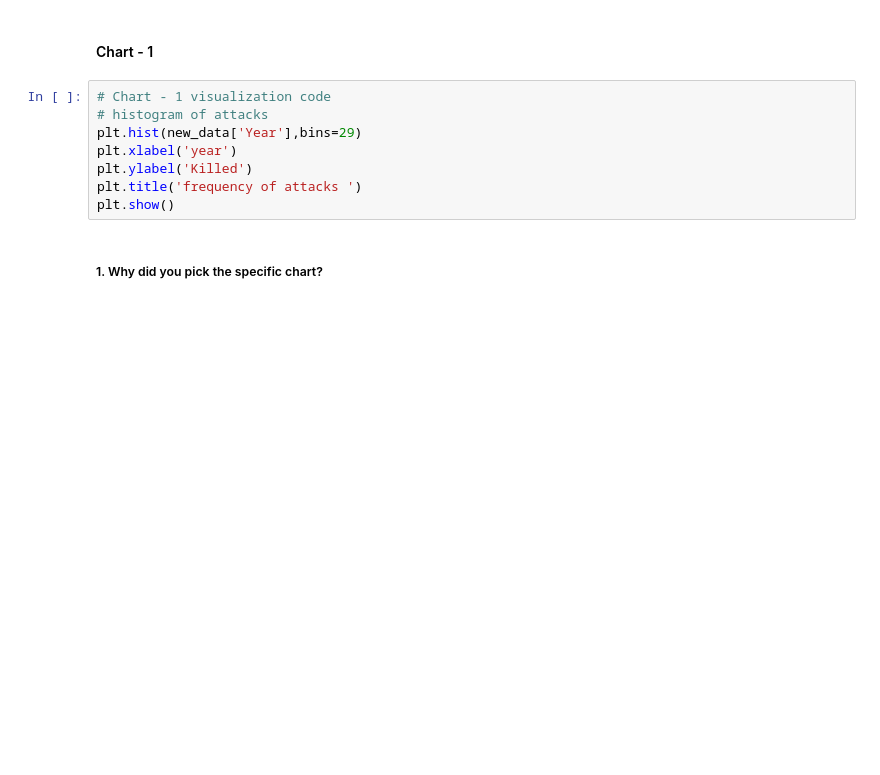
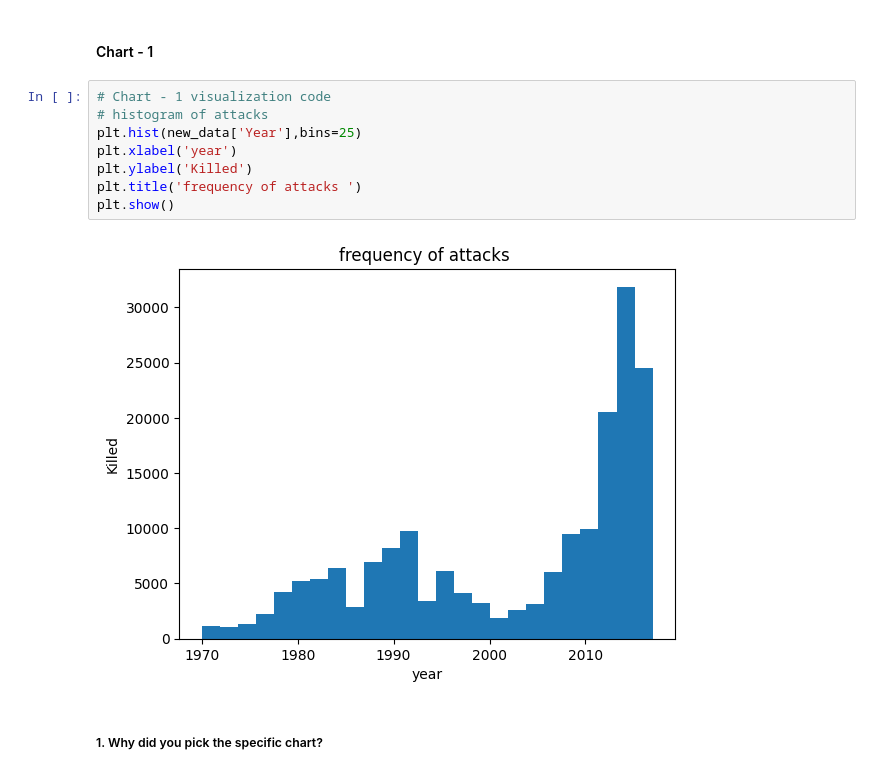
Before and after one commit to Pymadi369/Pymadi369, a Jupyter notebook: Copy_of_EDA_Submission_.ipynb, the cells around one changed output. Drawn from its saved outputs; the diff is of its cells as text; blank space fills up the shorter version.

```diff
--- a/Copy_of_EDA_Submission_.ipynb
+++ b/Copy_of_EDA_Submission_.ipynb
@@ -304,11 +392,13 @@ by applying various data manipulation techniques we come to an understanding of
 # %%
 # Chart - 1 visualization code
 # histogram of attacks
-plt.hist(new_data['Year'],bins=29)
+plt.hist(new_data['Year'],bins=25)
 plt.xlabel('year')
 plt.ylabel('Killed')
 plt.title('frequency of attacks ')
 plt.show()
+# %% [output]
+[figure, added]
 # %% [markdown]
 ##### 1. Why did you pick the specific chart?
 # %% [markdown]
```
Also changed, not shown: parts of 132 cells of this notebook.
